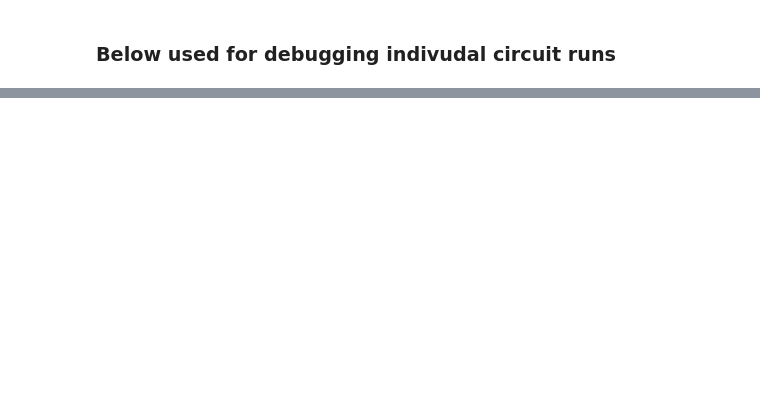
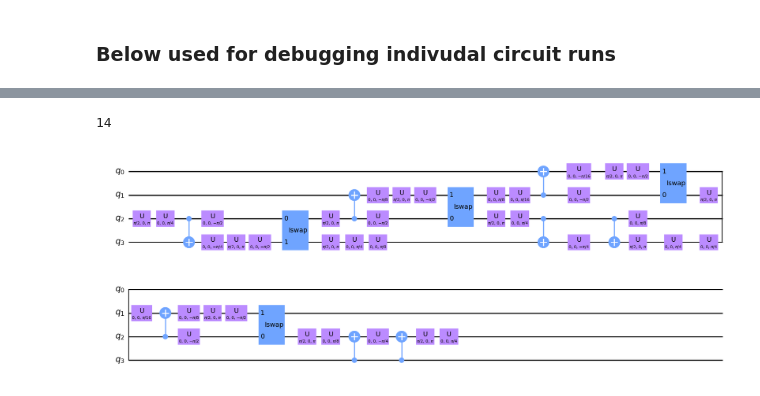
Before and after one commit to Pitt-JonesLab/mirror-gates, a Jupyter notebook: src/notebooks/bench.ipynb, the cells around one changed output, grey strips where cells are left out. Saved outputs shown, nothing was run; the diff lists cells and outputs as text; code cells hidden in the pictures; blank space fills up the shorter version.

```diff
--- a/src/notebooks/bench.ipynb
+++ b/src/notebooks/bench.ipynb
@@ -138,15 +143,18 @@ benchmark.plot()
 # # qc.cx(6, 7)
 # qc.decompose().draw(output="mpl")
 # %%
-# from virtual_swap.pass_managers import SabreVS, SabreQiskit
-# from transpile_benchy.metrics import DepthMetric
+from virtual_swap.pass_managers import SabreVS, SabreQiskit
+from transpile_benchy.metrics import DepthMetric
 
-# runner = SabreVS(coupling_map)  # , cx_basis=True)
-# transp = runner.run(qc)
-# mid = runner.pm.property_set["circuit_progress"]
-# print(DepthMetric.calculate(transp))
-# mid.draw(output="mpl")
-# # transp.draw(output="mpl")
+runner = SabreVS(coupling_map)  # , cx_basis=True)
+transp = runner.run(qc)
+mid = runner.pm.property_set["circuit_progress"]
+print(DepthMetric.calculate(transp))
+mid.draw(output="mpl")
+# transp.draw(output="mpl")
+# %% [output]
+14
+[figure, added]
 # %%
 # transp.draw(output="mpl")
 # %%
```
Also changed, not shown: parts of 5 cells of this notebook, 2 other files.
